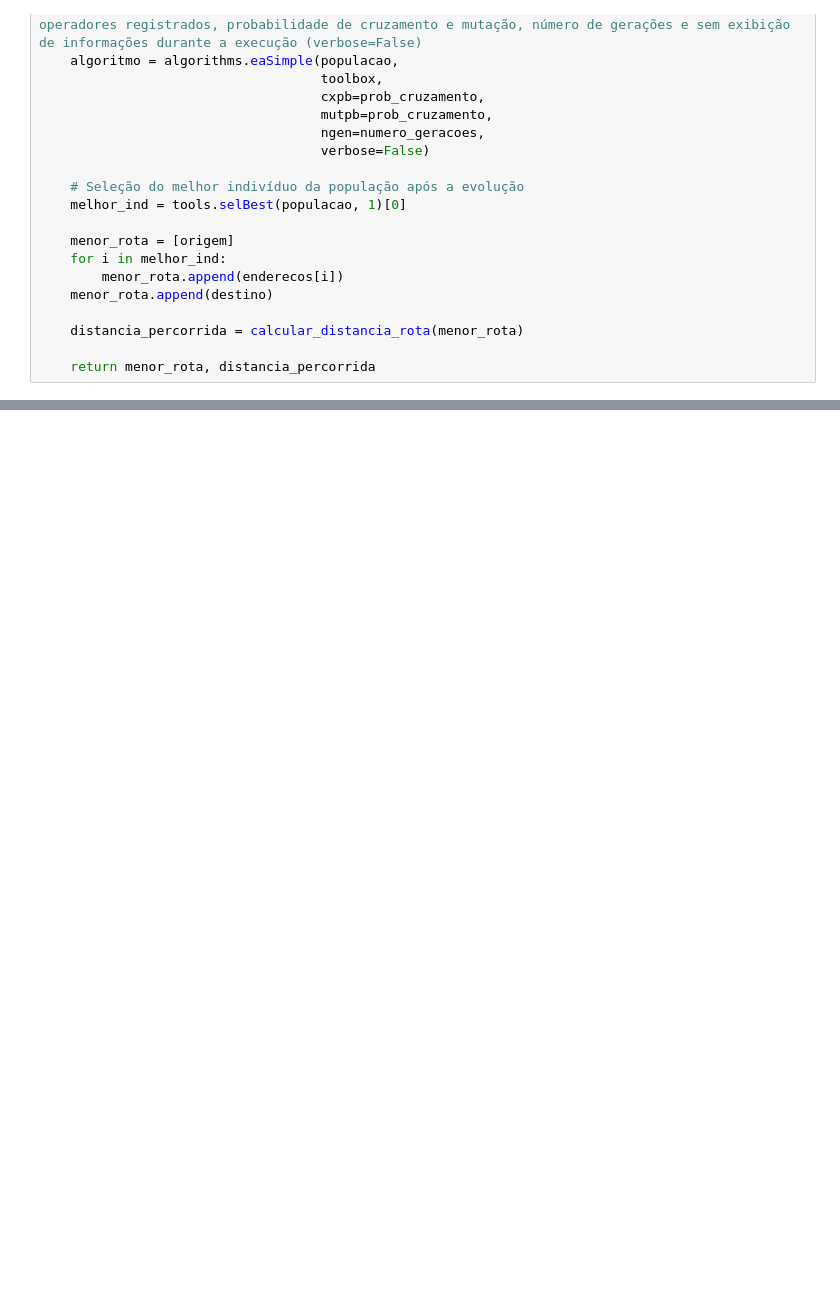
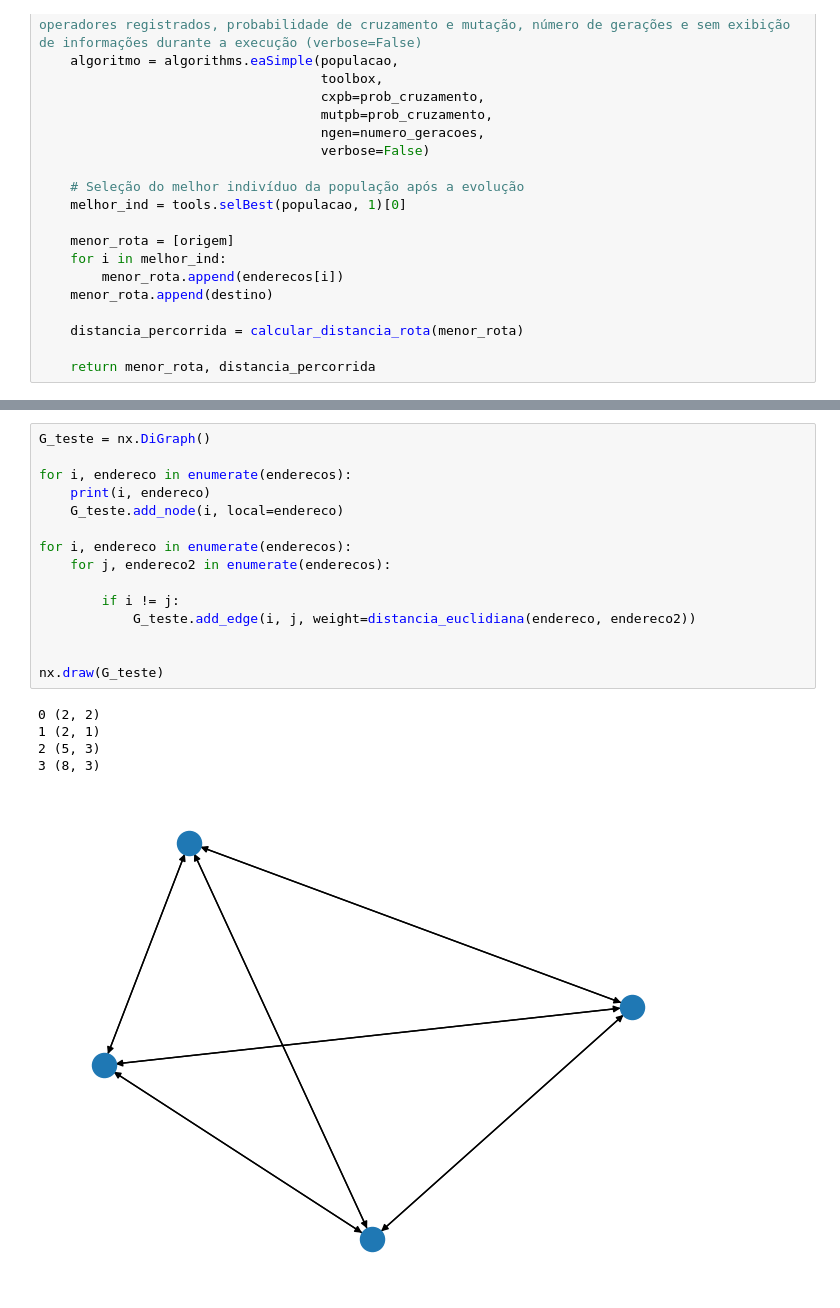
Before and after one commit to FilipePessoa30/otimizacao, a Jupyter notebook: 1-Problemas_de_rotas.ipynb, the cells around one changed output, grey strips where cells are left out. Cells and saved outputs as stored; diff of their text form; blank space fills up the shorter version.

```diff
--- a/1-Problemas_de_rotas.ipynb
+++ b/1-Problemas_de_rotas.ipynb
@@ -383,0 +428,21 @@ desenhar_rota(menor_rota)
+# %%
+G_teste = nx.DiGraph()
+
+for i, endereco in enumerate(enderecos):
+    print(i, endereco)
+    G_teste.add_node(i, local=endereco)
+
+for i, endereco in enumerate(enderecos):
+    for j, endereco2 in enumerate(enderecos):
+
+        if i != j:
+            G_teste.add_edge(i, j, weight=distancia_euclidiana(endereco, endereco2))
+
+
+nx.draw(G_teste)
+# %% [output]
+0 (2, 2)
+1 (2, 1)
+2 (5, 3)
+3 (8, 3)
+[figure, added]
```
Also changed, not shown: parts of 37 cells of this notebook.
